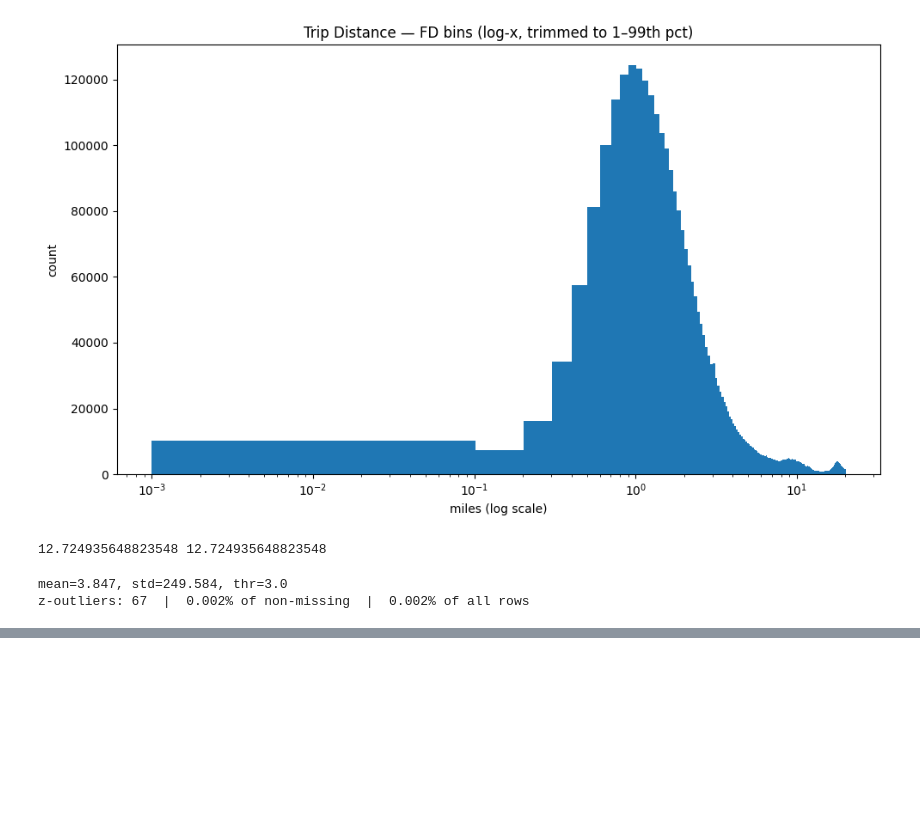
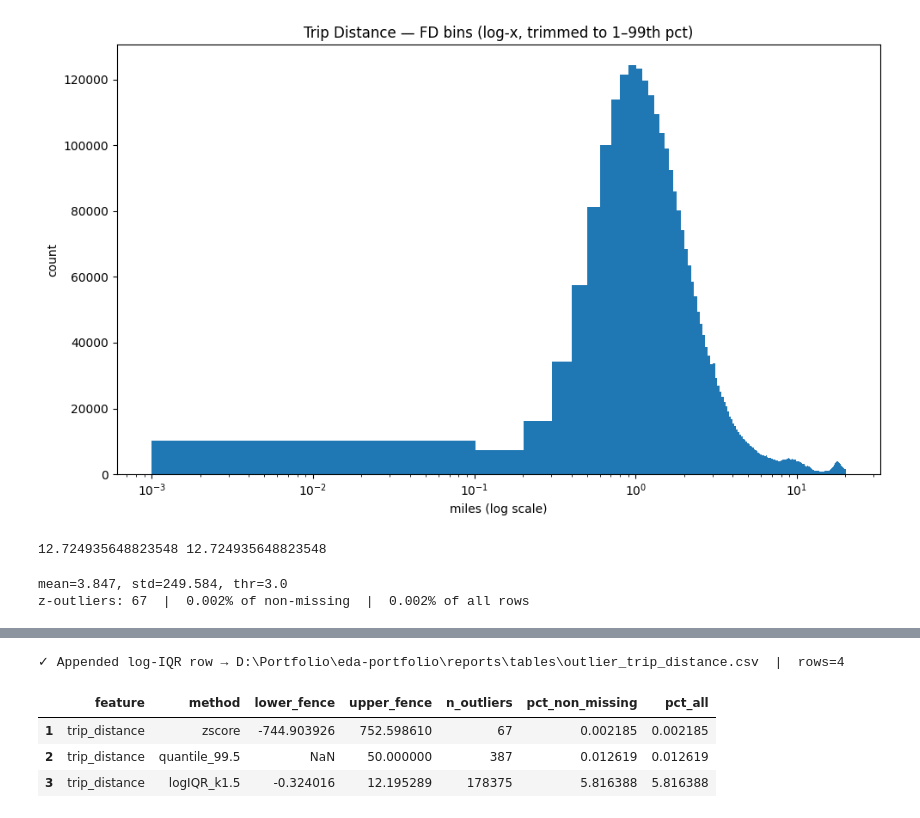
Before and after one commit to Jagnick0p/EDA, a Jupyter notebook: notebooks/02_univariate_bivariate.ipynb, the cells around one changed output, grey strips where cells are left out. Drawn from its saved outputs; the diff is of its cells as text; code cells hidden in the pictures; blank space fills up the shorter version.

```diff
--- a/notebooks/02_univariate_bivariate.ipynb
+++ b/notebooks/02_univariate_bivariate.ipynb
@@ -220,0 +272,10 @@ out_df.to_csv(out_path, index=False)
+# %%
+s = s_all.dropna()
+n_nonmiss = len(s)
+# %%
+s_nonneg = s.clip(lower=0.0)
+x = np.log1p(s_nonneg)
+# %%
+q1, q3 = np.percentile(x, [25, 75])
+iqr = q3 - q1
+k = 1.5
@@ -220,0 +311,29 @@ out_df.to_csv(out_path, index=False)
+# %%
+new_row = pd.DataFrame([{
+    "feature": "trip_distance",
+    "method": "logIQR_k1.5",
+    "lower_fence": lo,
+    "upper_fence": hi,
+    "n_outliers": n_logiqr,
+    "pct_non_missing": pct_logiqr_nm,
+    "pct_all": pct_logiqr_all
+}])
+
+if out_path.exists():
+    prev = pd.read_csv(out_path)
+    # align columns if order differs
+    cols = ["feature","method","lower_fence","upper_fence","n_outliers","pct_non_missing","pct_all"]
+    prev = prev.reindex(columns=cols)
+    out_df = pd.concat([prev, new_row], ignore_index=True)
+else:
+    out_df = new_row
+
+out_df.to_csv(out_path, index=False)
+print(f"✓ Appended log-IQR row → {out_path}  |  rows={out_df.shape[0]}")
+out_df.tail(3)
+# %% [output]
+✓ Appended log-IQR row → D:\Portfolio\eda-portfolio\reports\tables\outlier_trip_distance.csv  |  rows=4
+|  | feature | method | lower_fence | upper_fence | n_outliers | pct_non_missing | pct_all |
+| 1 | trip_distance | zscore | -744.903926 | 752.598610 | 67 | 0.002185 | 0.002185 |
+| 2 | trip_distance | quantile_99.5 | NaN | 50.000000 | 387 | 0.012619 | 0.012619 |
+| 3 | trip_distance | logIQR_k1.5 | -0.324016 | 12.195289 | 178375 | 5.816388 | 5.816388 |
```
Also changed, not shown: parts of 10 cells of this notebook, 4 other files.
